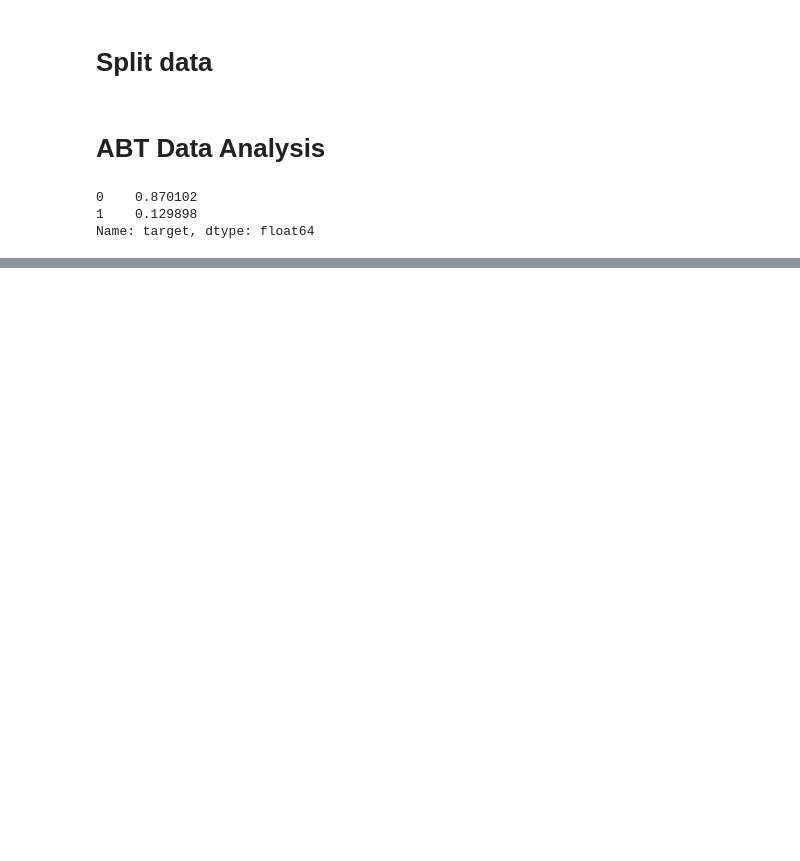
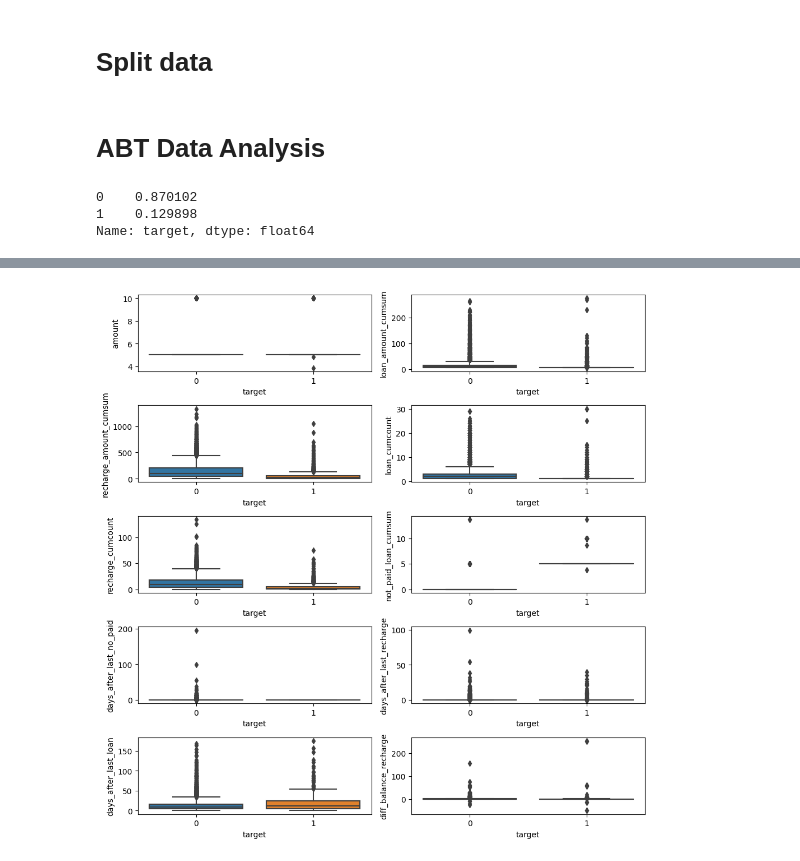
Before and after one commit to ohbtorres/Juno-Test, a Jupyter notebook: notebook/JUVO.ipynb, the cells around one changed output, grey strips where cells are left out. Saved outputs shown, nothing was run; the diff lists cells and outputs as text; code cells hidden in the pictures; blank space fills up the shorter version.

```diff
--- a/notebook/JUVO.ipynb
+++ b/notebook/JUVO.ipynb
@@ -516,0 +493,12 @@ plt.show()
+# %%
+Xy = pd.concat((df_train,y_train),axis=1)
+# %%
+_,ax = plt.subplots(ncols=2,nrows = int(np.ceil(len(numeric_columns)/2)),figsize=(10,10))
+ax= ax.flatten()
+
+for i,nc in enumerate(numeric_columns):
+    sns.boxplot(data = Xy, x = "target",y=nc, ax=ax[i])
+plt.tight_layout()
+plt.show()
+# %% [output]
+[figure, added]
```
Also changed, not shown: parts of 24 cells of this notebook.
